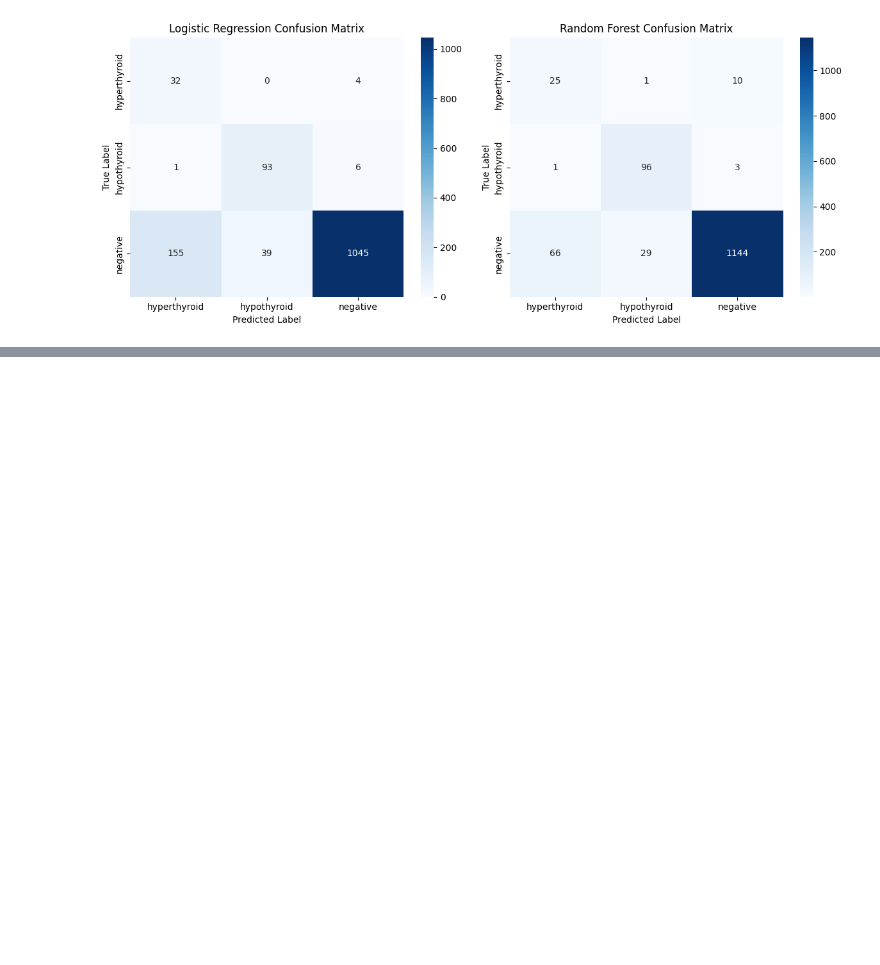
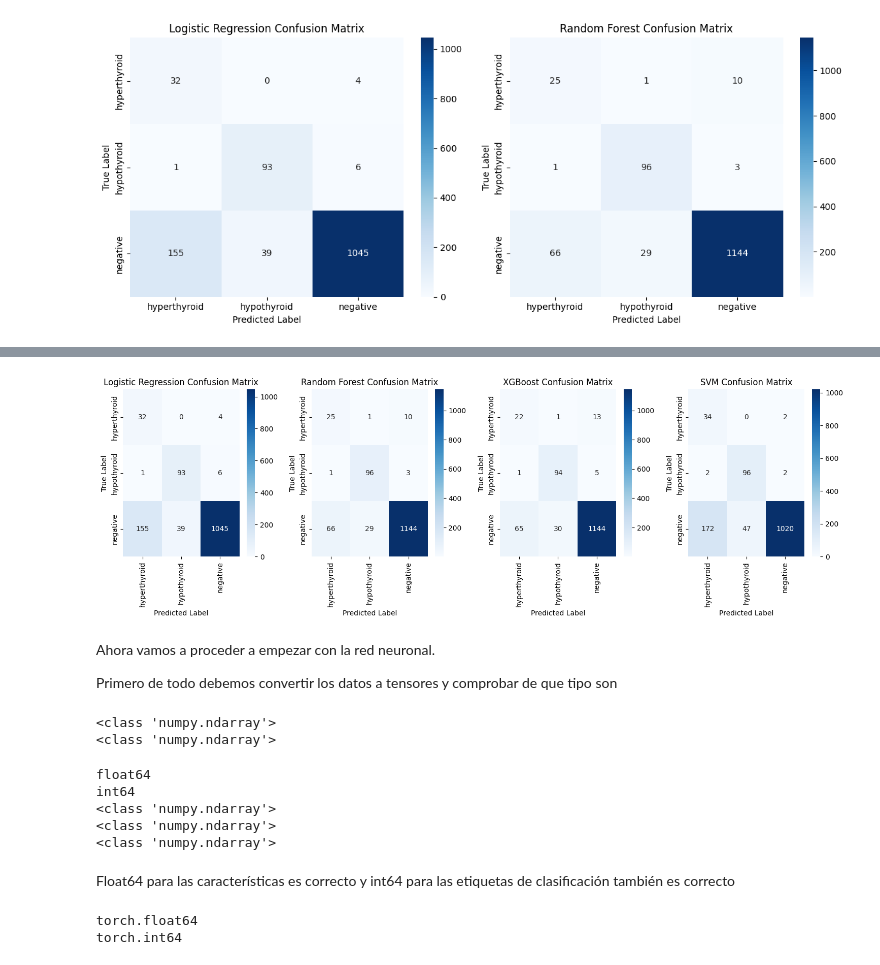
Before and after one commit to SergioReigosa/ia25-master-main, a Jupyter notebook: sergio_ejercicios/tiroides/tiroides_red_sergio.ipynb, the cells around one changed output, grey strips where cells are left out. Saved outputs shown, nothing was run; the diff lists cells and outputs as text; code cells hidden in the pictures; blank space fills up the shorter version.

```diff
--- a/sergio_ejercicios/tiroides/tiroides_red_sergio.ipynb
+++ b/sergio_ejercicios/tiroides/tiroides_red_sergio.ipynb
@@ -671,0 +736,15 @@ Verdaderos Negativos (VN): El número de veces que el modelo predijo correctamen
+# %%
+from sklearn.svm import SVC
+
+# Crear el modelo SVM
+svm_model = SVC(kernel='linear', random_state=42)
+
+# Entrenar el modelo
+svm_model.fit(X_train_res, y_train_res)
+
+# Predicciones
+y_val_pred_svm = svm_model.predict(X_val_scaled)
+
+# Evaluación
+print("SVM Classification Report:")
+print(classification_report(y_val, y_val_pred_svm))
@@ -671,0 +762,65 @@ Verdaderos Negativos (VN): El número de veces que el modelo predijo correctamen
+# %%
+import matplotlib.pyplot as plt
+import seaborn as sns
+from sklearn.metrics import confusion_matrix
+
+# Cálculo de las matrices de confusión
+fig, axes = plt.subplots(1, 4, figsize=(15, 5))  # Ajustar a 3 modelos
+
+# Use the integer labels from LabelEncoder
+class_order = [0, 1, 2]  # Como utilizamos LabelEncoder, debemos utilizar los números en lugar de las etiquetas
+class_names = label_encoder.classes_  # Obtenemos las clases originales
+
+# Lista de predicciones para los 3 modelos
+y_preds = [y_val_pred, y_val_pred_rf, y_val_pred_xgb,y_val_pred_svm]
+titles = ['Logistic Regression', 'Random Forest', 'XGBoost', 'SVM']
+
+# Mostrar las matrices de confusión para cada modelo
+for ax, y_pred, title in zip(axes, y_preds, titles):
+    cm = confusion_matrix(y_val, y_pred, labels=class_order)
+    sns.heatmap(cm, annot=True, fmt='d', cmap='Blues',
+                xticklabels=class_names, yticklabels=class_names, ax=ax)
+    ax.set_title(f'{title} Confusion Matrix')
+    ax.set_ylabel('True Label')
+    ax.set_xlabel('Predicted Label')
+
+plt.tight_layout()
+plt.show()
+# %% [output]
+[figure, added]
+# %% [markdown]
+Ahora vamos a proceder a empezar con la red neuronal.
+
+Primero de todo debemos convertir los datos a tensores y comprobar de que tipo son
+# %%
+import torch
+import torchvision
+import torchvision.transforms as transforms
+import matplotlib.pyplot as plt
+print (type(X_train_res))
+print (type(y_train_res))
+# %% [output]
+<class 'numpy.ndarray'>
+<class 'numpy.ndarray'>
+# %%
+print(X_train_res.dtype)
+print (y_train_res.dtype)
+# %% [output]
+float64
+int64
+<class 'numpy.ndarray'>
+<class 'numpy.ndarray'>
+<class 'numpy.ndarray'>
+# %% [markdown]
+Float64 para las características es correcto y int64 para las etiquetas de clasificación también es correcto
+# %%
+# Convertir a tensores de PyTorch
+X_train_res_tensor = torch.tensor(X_train_res, dtype=torch.float64)  # X como float64
+y_train_res_tensor = torch.tensor(y_train_res, dtype=torch.int64)  # y como int64
+
+# Verificar los tipos de datos
+print(X_train_res_tensor.dtype)  # Debería ser torch.float64
+print(y_train_res_tensor.dtype)  # Debería ser torch.int64
+# %% [output]
+torch.float64
+torch.int64
```
Also changed, not shown: parts of 6 cells of this notebook, 2 other files.
